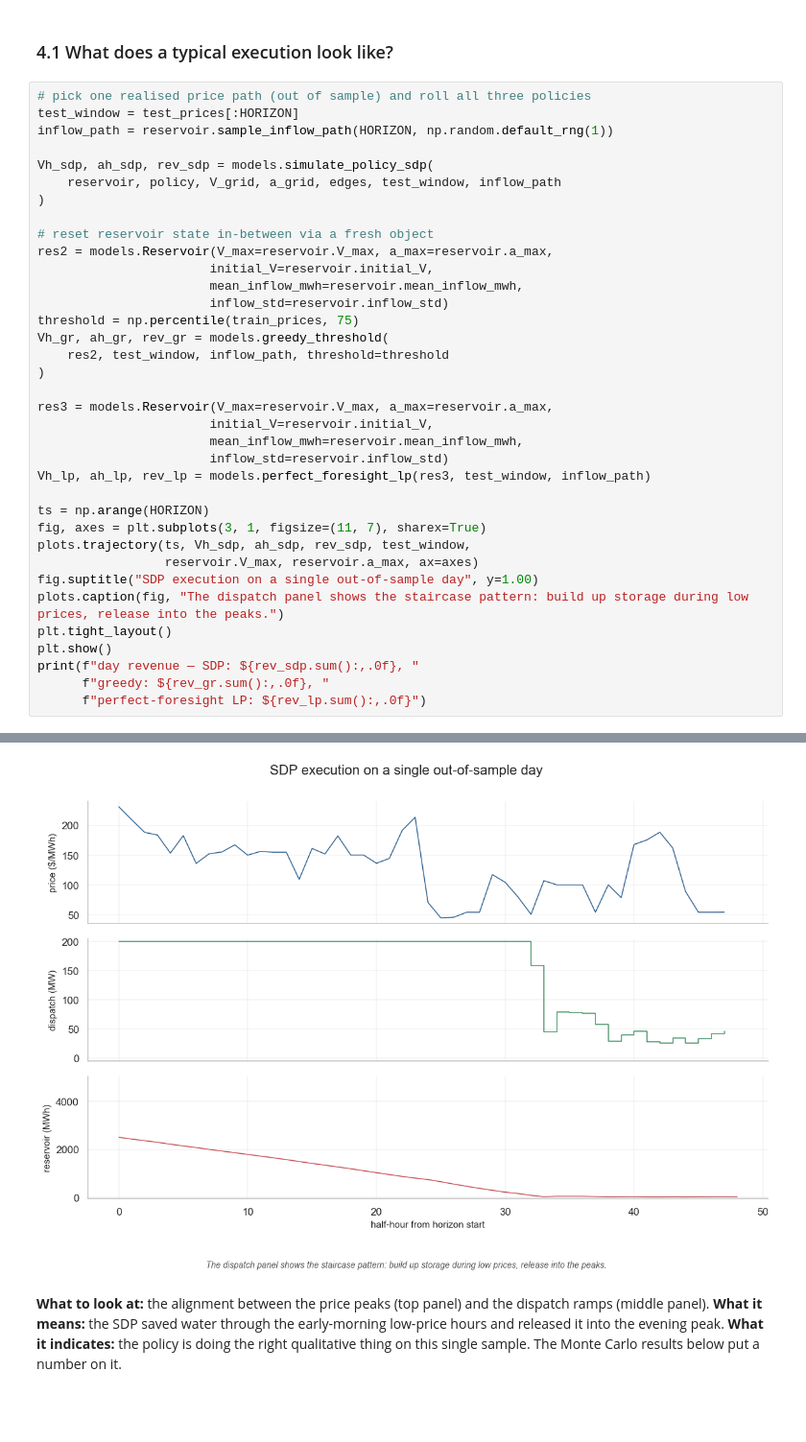
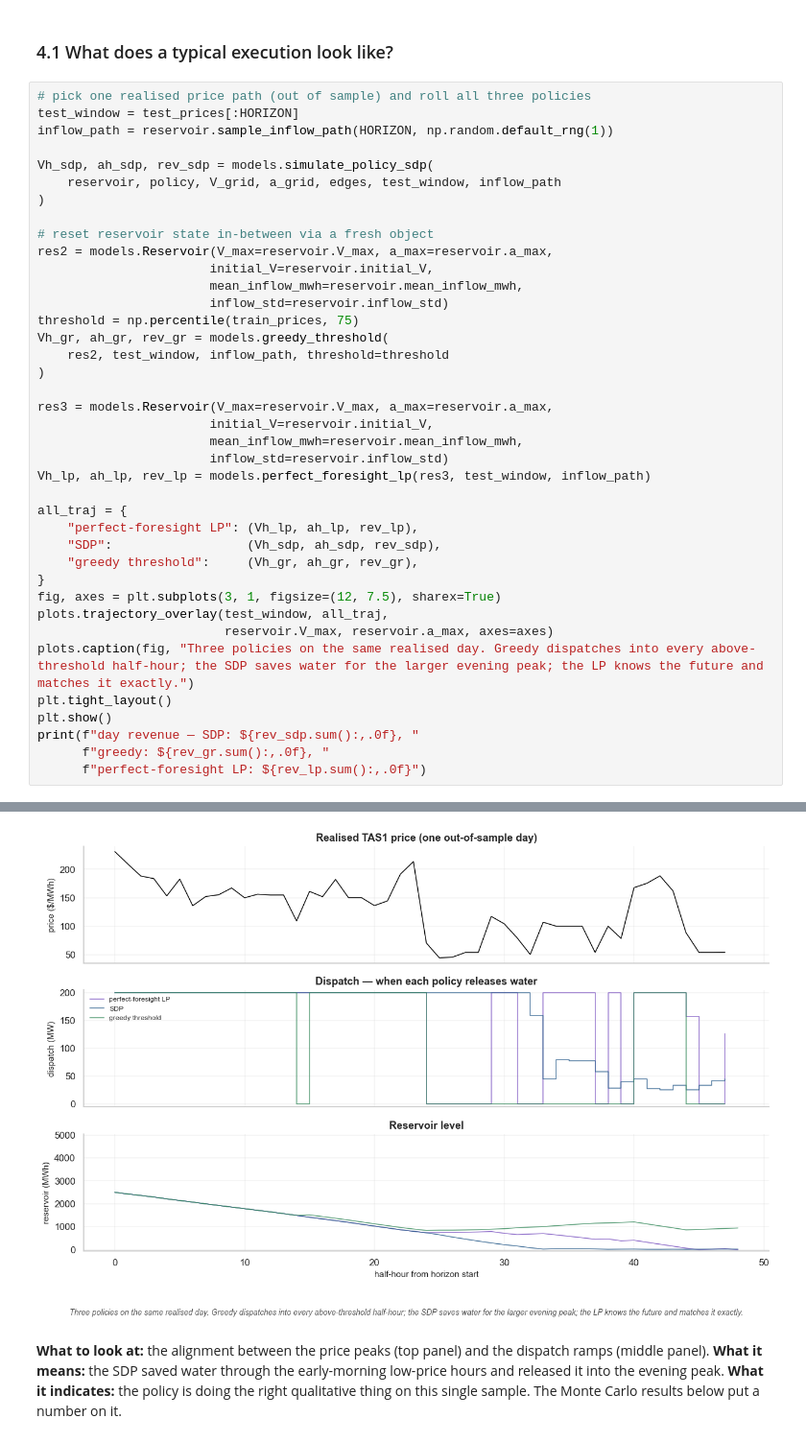
Before and after one commit to Ahmad-Jaradat-Space/hydro-storage-scheduling, a Jupyter notebook: notebook.ipynb, the cells around one changed output, grey strips where cells are left out. Shown at 96% size. Cells and saved outputs as stored; diff of their text form; blank space fills up the shorter version.

```diff
--- a/notebook.ipynb
+++ b/notebook.ipynb
@@ -302,40 +310,43 @@ full advance knowledge.*
 test_window = test_prices[:HORIZON]
 inflow_path = reservoir.sample_inflow_path(HORIZON, np.random.default_rng(1))
 
 Vh_sdp, ah_sdp, rev_sdp = models.simulate_policy_sdp(
     reservoir, policy, V_grid, a_grid, edges, test_window, inflow_path
 )
 
 # reset reservoir state in-between via a fresh object
 res2 = models.Reservoir(V_max=reservoir.V_max, a_max=reservoir.a_max,
                        initial_V=reservoir.initial_V,
                        mean_inflow_mwh=reservoir.mean_inflow_mwh,
                        inflow_std=reservoir.inflow_std)
 threshold = np.percentile(train_prices, 75)
 Vh_gr, ah_gr, rev_gr = models.greedy_threshold(
     res2, test_window, inflow_path, threshold=threshold
 )
 
 res3 = models.Reservoir(V_max=reservoir.V_max, a_max=reservoir.a_max,
                        initial_V=reservoir.initial_V,
                        mean_inflow_mwh=reservoir.mean_inflow_mwh,
                        inflow_std=reservoir.inflow_std)
 Vh_lp, ah_lp, rev_lp = models.perfect_foresight_lp(res3, test_window, inflow_path)
 
-ts = np.arange(HORIZON)
-fig, axes = plt.subplots(3, 1, figsize=(11, 7), sharex=True)
-plots.trajectory(ts, Vh_sdp, ah_sdp, rev_sdp, test_window,
-                 reservoir.V_max, reservoir.a_max, ax=axes)
-fig.suptitle("SDP execution on a single out-of-sample day", y=1.00)
-plots.caption(fig, "The dispatch panel shows the staircase pattern: build up storage during low prices, release into the peaks.")
+all_traj = {
+    "perfect-foresight LP": (Vh_lp, ah_lp, rev_lp),
+    "SDP":                  (Vh_sdp, ah_sdp, rev_sdp),
+    "greedy threshold":     (Vh_gr, ah_gr, rev_gr),
+}
+fig, axes = plt.subplots(3, 1, figsize=(12, 7.5), sharex=True)
+plots.trajectory_overlay(test_window, all_traj,
+                         reservoir.V_max, reservoir.a_max, axes=axes)
+plots.caption(fig, "Three policies on the same realised day. Greedy dispatches into every above-threshold half-hour; the SDP saves water for the larger evening peak; the LP knows the future and matches it exactly.")
 plt.tight_layout()
 plt.show()
 print(f"day revenue — SDP: ${rev_sdp.sum():,.0f}, "
       f"greedy: ${rev_gr.sum():,.0f}, "
       f"perfect-foresight LP: ${rev_lp.sum():,.0f}")
 # %% [output]
 day revenue — SDP: $492,330, greedy: $455,032, perfect-foresight LP: $549,406
-[figure, old version]
+[figure, new version]
 # %% [markdown]
 **What to look at:** the alignment between the price peaks (top
 panel) and the dispatch ramps (middle panel). **What it means:** the
```
Also changed, not shown: parts of 7 cells of this notebook, 1 other file.
